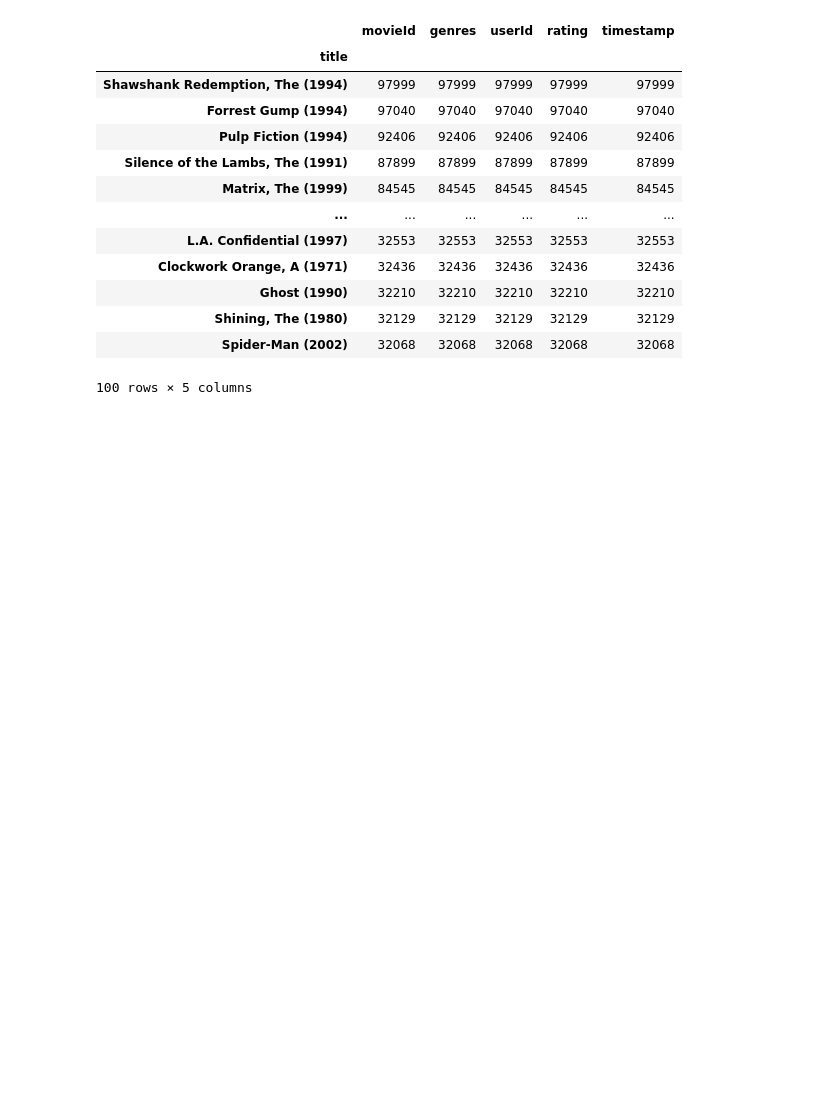
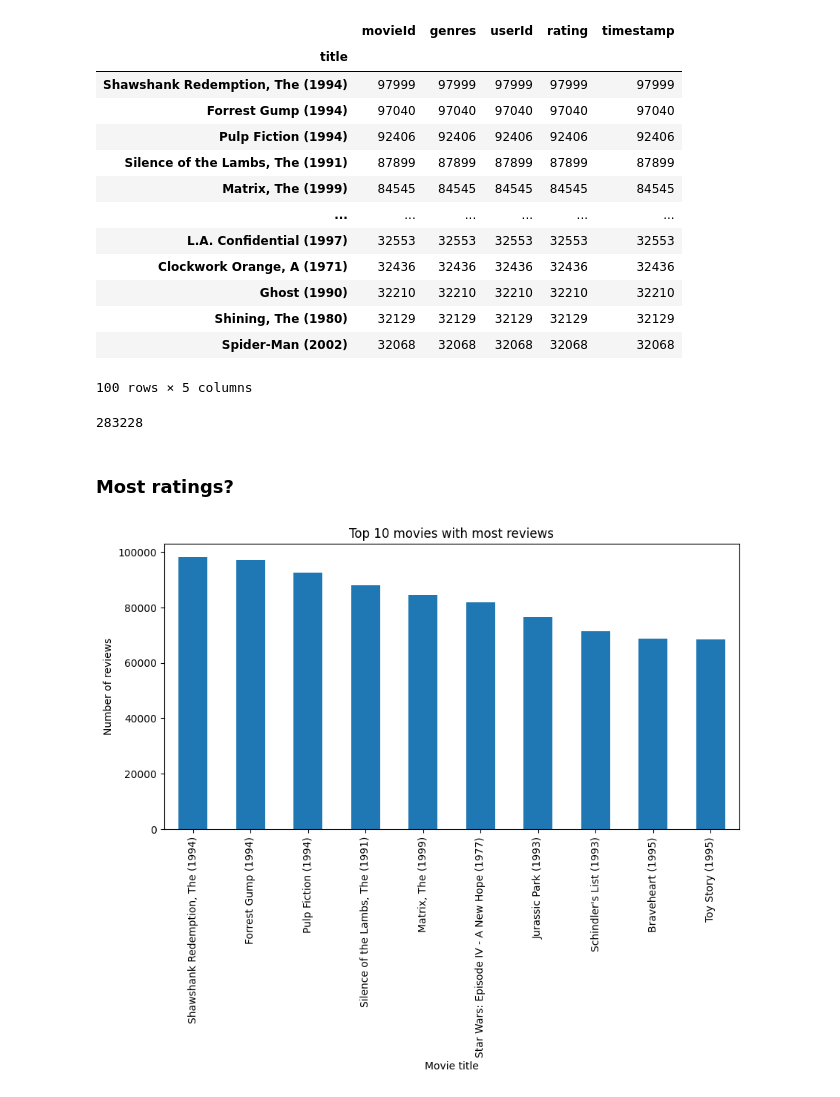
Before and after one commit to Rufshod/Machine-Learning-Alexander-Andersson, a Jupyter notebook: Lab/main_lab.ipynb, the cells around one changed output. Drawn from its saved outputs; the diff is of its cells as text; code cells hidden in the pictures; blank space fills up the shorter version.

```diff
--- a/Lab/main_lab.ipynb
+++ b/Lab/main_lab.ipynb
@@ -158,3 +137,21 @@ df.groupby("title").count().sort_values("rating", ascending = False).head(100)
 | Shining, The (1980) | 32129 | 32129 | 32129 | 32129 | 32129 |
 | Spider-Man (2002) | 32068 | 32068 | 32068 | 32068 | 32068 |
 100 rows × 5 columns
+# %%
+# Checking how many different users there are
+df["userId"].nunique() # 283228
+# %% [output]
+283228
+# %% [markdown]
+### Most ratings?
+# %%
+# What 10 movies have the most reviews
+df_top_ten = df.groupby("title").count().sort_values("rating", ascending = False).head(10)
+#Plotting the 10 movies with the most reviews
+df_top_ten.plot(kind = "bar", y = "rating", legend = False, figsize = (10, 5))
+plt.title("Top 10 movies with most reviews")
+plt.xlabel("Movie title")
+plt.ylabel("Number of reviews")
+plt.show()
+# %% [output]
+[figure, added]
```
Also changed, not shown: parts of 14 cells of this notebook, 1 other file.
